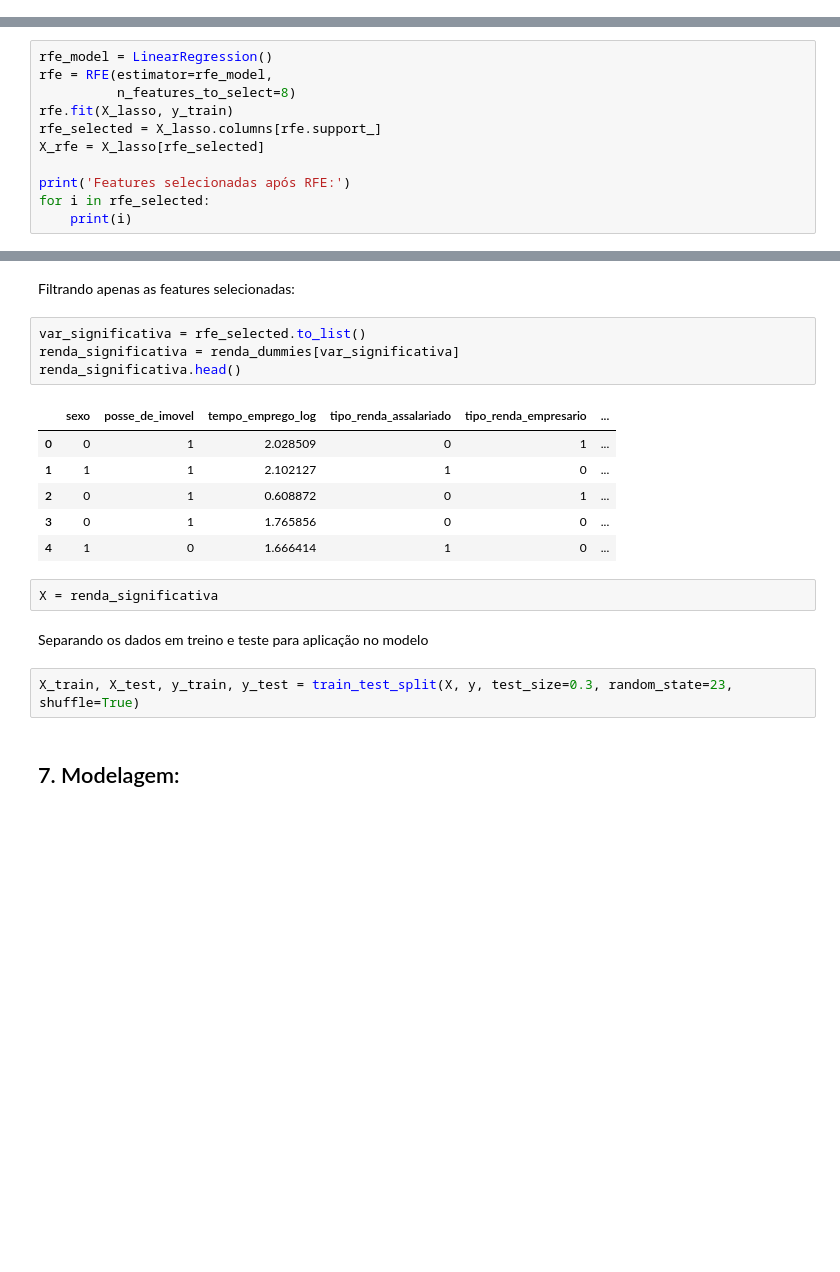
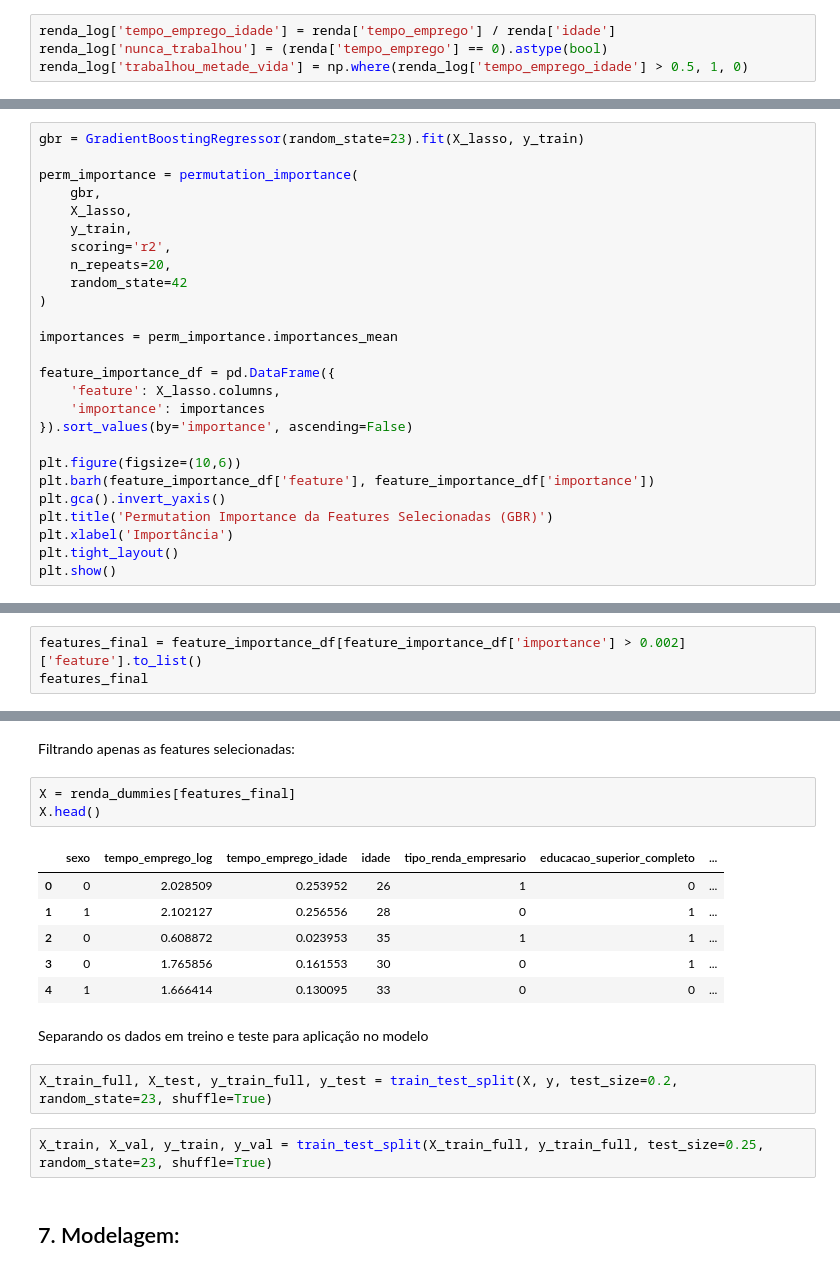
Before and after one commit to nobrevitor/EBAC, a Jupyter notebook: Gestão Avançada de Dados e Desenvolvimento de aplicações/Combinação de modelos II/Previsão Renda/Previsão de Renda.ipynb, the cells around one changed output, grey strips where cells are left out. Drawn from its saved outputs; the diff is of its cells as text; blank space fills up the shorter version.

```diff
--- a/Gestão Avançada de Dados e Desenvolvimento de aplicações/Combinação de modelos II/Previsão Renda/Previsão de Renda.ipynb
+++ b/Gestão Avançada de Dados e Desenvolvimento de aplicações/Combinação de modelos II/Previsão Renda/Previsão de Renda.ipynb
@@ -703,0 +751,4 @@ Os dados estão deistribuidos de forma que não há nenhum outlier.
+# %%
+renda_log['tempo_emprego_idade'] = renda['tempo_emprego'] / renda['idade']
+renda_log['nunca_trabalhou'] = (renda['tempo_emprego'] == 0).astype(bool)
+renda_log['trabalhou_metade_vida'] = np.where(renda_log['tempo_emprego_idade'] > 0.5, 1, 0)
@@ -800,12 +901,27 @@ estado_civil_casado
 # %%
-rfe_model = LinearRegression()
-rfe = RFE(estimator=rfe_model,
-          n_features_to_select=8)
-rfe.fit(X_lasso, y_train)
-rfe_selected = X_lasso.columns[rfe.support_]
-X_rfe = X_lasso[rfe_selected]
+gbr = GradientBoostingRegressor(random_state=23).fit(X_lasso, y_train)
 
-print('Features selecionadas após RFE:')
-for i in rfe_selected:
-    print(i)
+perm_importance = permutation_importance(
+    gbr,
+    X_lasso,
+    y_train,
+    scoring='r2',
+    n_repeats=20,
+    random_state=42
+)
+
+importances = perm_importance.importances_mean
+
+feature_importance_df = pd.DataFrame({
+    'feature': X_lasso.columns,
+    'importance': importances
+}).sort_values(by='importance', ascending=False)
+
+plt.figure(figsize=(10,6))
+plt.barh(feature_importance_df['feature'], feature_importance_df['importance'])
+plt.gca().invert_yaxis()
+plt.title('Permutation Importance da Features Selecionadas (GBR)')
+plt.xlabel('Importância')
+plt.tight_layout()
+plt.show()
 # %% [output]
@@ -820,0 +945,3 @@ estado_civil_casado
+# %%
+features_final = feature_importance_df[feature_importance_df['importance'] > 0.002]['feature'].to_list()
+features_final
@@ -823,22 +961,21 @@ estado_civil_casado
 # %% [markdown]
 Filtrando apenas as features selecionadas:
 # %%
-var_significativa = rfe_selected.to_list()
-renda_significativa = renda_dummies[var_significativa]
-renda_significativa.head()
+X = renda_dummies[features_final]
+X.head()
 # %% [output]
-|  | sexo | posse_de_imovel | tempo_emprego_log | tipo_renda_assalariado | tipo_renda_empresario | ... |
-| 0 | 0 | 1 | 2.028509 | 0 | 1 | ... |
-| 1 | 1 | 1 | 2.102127 | 1 | 0 | ... |
-| 2 | 0 | 1 | 0.608872 | 0 | 1 | ... |
-| 3 | 0 | 1 | 1.765856 | 0 | 0 | ... |
-| 4 | 1 | 0 | 1.666414 | 1 | 0 | ... |
+|  | sexo | tempo_emprego_log | tempo_emprego_idade | idade | tipo_renda_empresario | educacao_superior_completo | ... |
+| 0 | 0 | 2.028509 | 0.253952 | 26 | 1 | 0 | ... |
+| 1 | 1 | 2.102127 | 0.256556 | 28 | 0 | 1 | ... |
+| 2 | 0 | 0.608872 | 0.023953 | 35 | 1 | 1 | ... |
+| 3 | 0 | 1.765856 | 0.161553 | 30 | 0 | 1 | ... |
+| 4 | 1 | 1.666414 | 0.130095 | 33 | 0 | 0 | ... |
-# %%
-X = renda_significativa
 # %% [markdown]
 Separando os dados em treino e teste para aplicação no modelo
 # %%
-X_train, X_test, y_train, y_test = train_test_split(X, y, test_size=0.3, random_state=23, shuffle=True)
+X_train_full, X_test, y_train_full, y_test = train_test_split(X, y, test_size=0.2, random_state=23, shuffle=True)
+# %%
+X_train, X_val, y_train, y_val = train_test_split(X_train_full, y_train_full, test_size=0.25, random_state=23, shuffle=True)
 # %% [markdown]
 ## 7. Modelagem:
 # %% [markdown]
```
Also changed, not shown: parts of 77 cells of this notebook.
